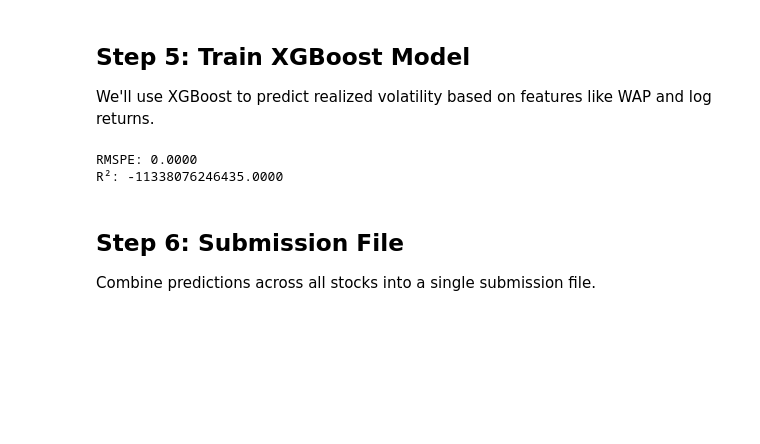
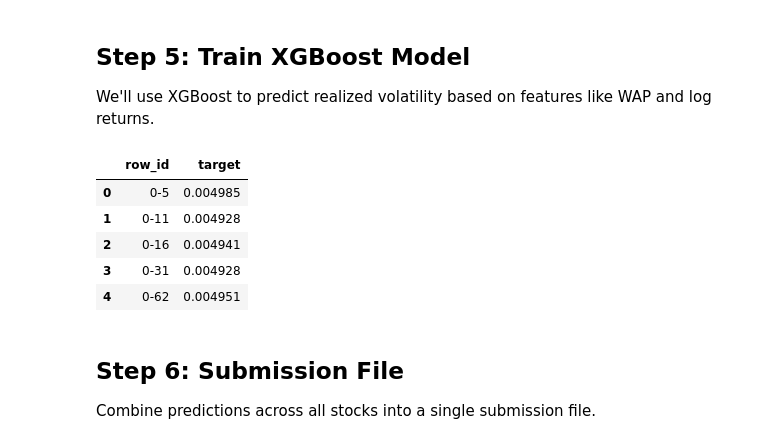
Before and after one commit to karanshahh/optiver-realized-volatility-prediction, a Jupyter notebook: submission.ipynb, the cells around one changed output. Cells and saved outputs as stored; diff of their text form; code cells hidden in the pictures; blank space fills up the shorter version.

Commit message:
now submission uses the newly defined model

```diff
--- a/submission.ipynb
+++ b/submission.ipynb
@@ -166,9 +166,3 @@ y_pred = xgb_model.predict(X_test)
 
 def rmspe(y_true, y_pred):
     return np.sqrt(np.mean(((y_true - y_pred) / y_true)**2))
-
-print(f"RMSPE: {rmspe(y_test, y_pred):.4f}")
-print(f"R²: {r2_score(y_test, y_pred):.4f}")
-# %% [output]
-RMSPE: 0.0000
-R²: -11338076246435.0000
@@ -175,3 +200,38 @@ R²: -11338076246435.0000
+# %%
+# Load the model (example model)
+xgb_model = XGBRegressor(n_estimators=100, learning_rate=0.05)
+
+# Example training data for the model
+book_example = pd.read_parquet('input/book_train.parquet/stock_id=0')
+book_example['wap'] = calculate_wap(
+    book_example['bid_price1'],
+    book_example['ask_price1'],
+    book_example['bid_size1'],
+    book_example['ask_size1']
+)
+book_example['log_return'] = log_returns(book_example['wap'])
+book_example = book_example[~book_example['log_return'].isnull()]
+
+X = book_example[['wap', 'log_return']]
+y = book_example.groupby('time_id')['log_return'].transform(realized_volatility)
+X_train, X_test, y_train, y_test = train_test_split(X, y, test_size=0.2, random_state=42)
+
+xgb_model.fit(X_train, y_train)
+
+# List all order book files for training data
+list_order_book_file_train = glob.glob('input/book_train.parquet/*')
+list_order_book_file_train = sorted(list_order_book_file_train, key=lambda x: int(x.split('=')[1]))
+
+# Process all stocks with the trained model
+df_past_realized_train_with_model = past_realized_volatility_per_stock_with_model(list_order_book_file_train, xgb_model)
+df_past_realized_train_with_model.head()
+# %% [output]
+|  | row_id | target |
+| 0 | 0-5 | 0.004985 |
+| 1 | 0-11 | 0.004928 |
+| 2 | 0-16 | 0.004941 |
+| 3 | 0-31 | 0.004928 |
+| 4 | 0-62 | 0.004951 |
 # %% [markdown]
 ## Step 6: Submission File
 
```
Also changed, not shown: parts of 2 cells of this notebook, 1 other file.
